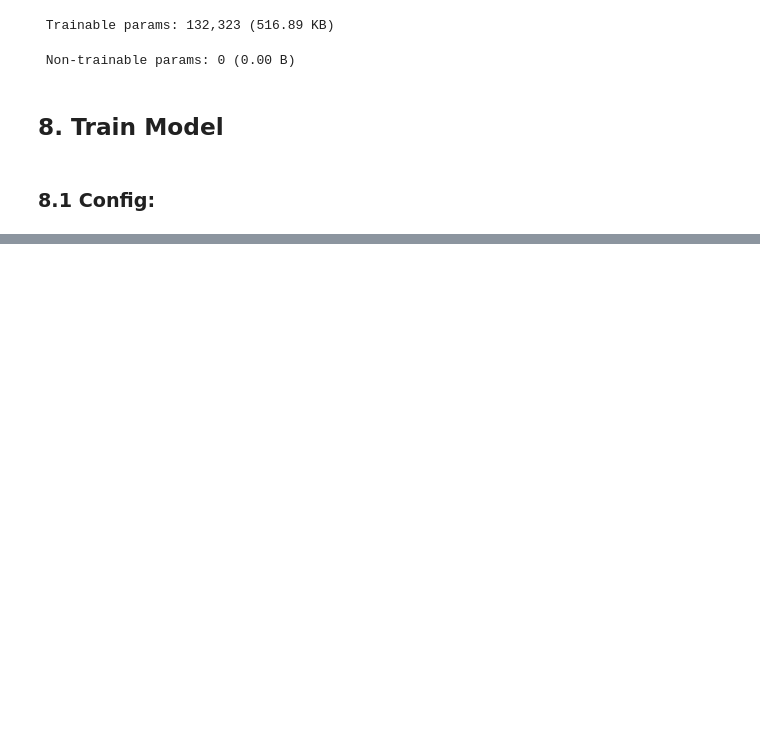
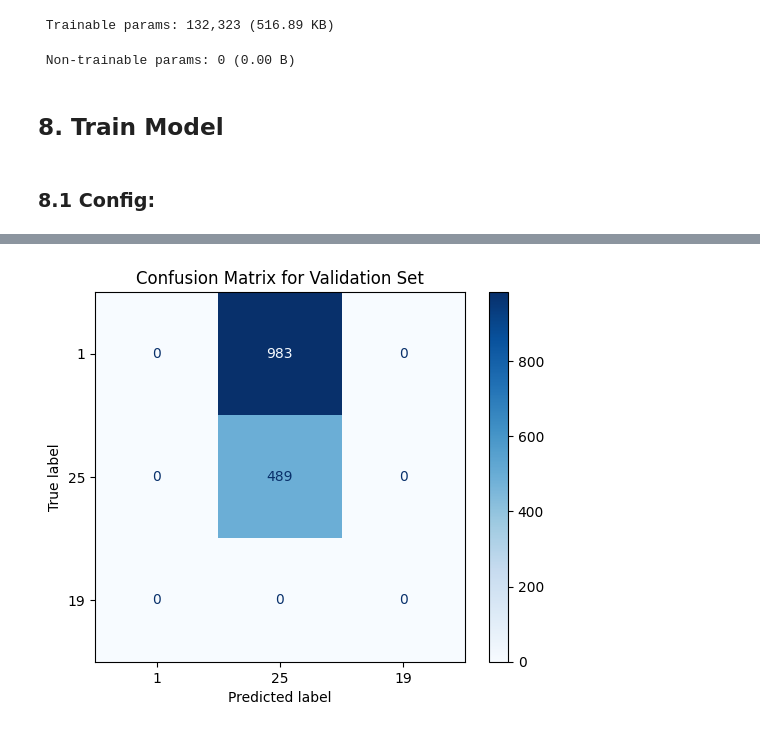
Before and after one commit to hubertmaka/gesture-recognition, a Jupyter notebook: gesture_recognition.ipynb, the cells around one changed output, grey strips where cells are left out. Saved outputs shown, nothing was run; the diff lists cells and outputs as text; code cells hidden in the pictures; blank space fills up the shorter version.

```diff
--- a/gesture_recognition.ipynb
+++ b/gesture_recognition.ipynb
@@ -536,0 +719,27 @@ history = lstm_model.fit(train_ds, epochs=50, validation_data=val_ds, batch_size
+# %%
+from sklearn.metrics import confusion_matrix, ConfusionMatrixDisplay
+import matplotlib.pyplot as plt
+
+# Step 1: Get predictions and true labels
+y_pred = []
+y_true = []
+
+# Iterate over the validation dataset to get predictions and true labels
+for images, labels in val_ds:
+    # Predict classes for the current batch
+    predictions = lstm_model.predict(images)
+    predicted_classes = np.argmax(predictions, axis=1)
+    true_classes = np.argmax(labels, axis=1)
+
+    y_pred.extend(predicted_classes)
+    y_true.extend(true_classes)
+
+# Step 2: Compute confusion matrix
+cm = confusion_matrix(y_true, y_pred, labels=range(len(CLASSES)))
+
+# Step 3 (optional): Plot the confusion matrix
+disp = ConfusionMatrixDisplay(confusion_matrix=cm, display_labels=CLASSES)
+disp.plot(cmap=plt.cm.Blues)
+plt.title("Confusion Matrix for Validation Set")
+plt.show()
+# %% [output]
@@ -536,0 +763 @@ history = lstm_model.fit(train_ds, epochs=50, validation_data=val_ds, batch_size
+[figure, added]
```
Also changed, not shown: parts of 18 cells of this notebook.
